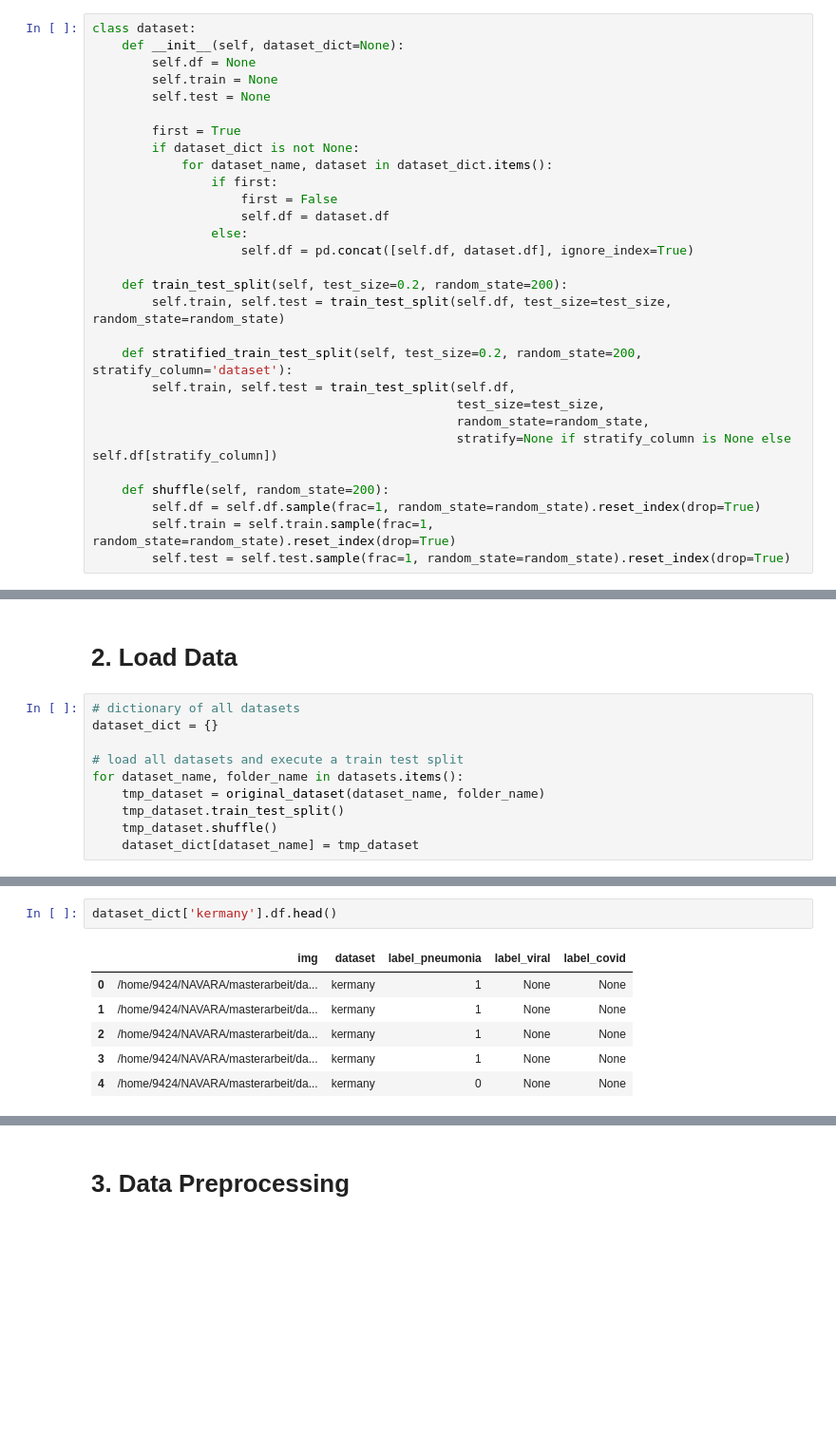
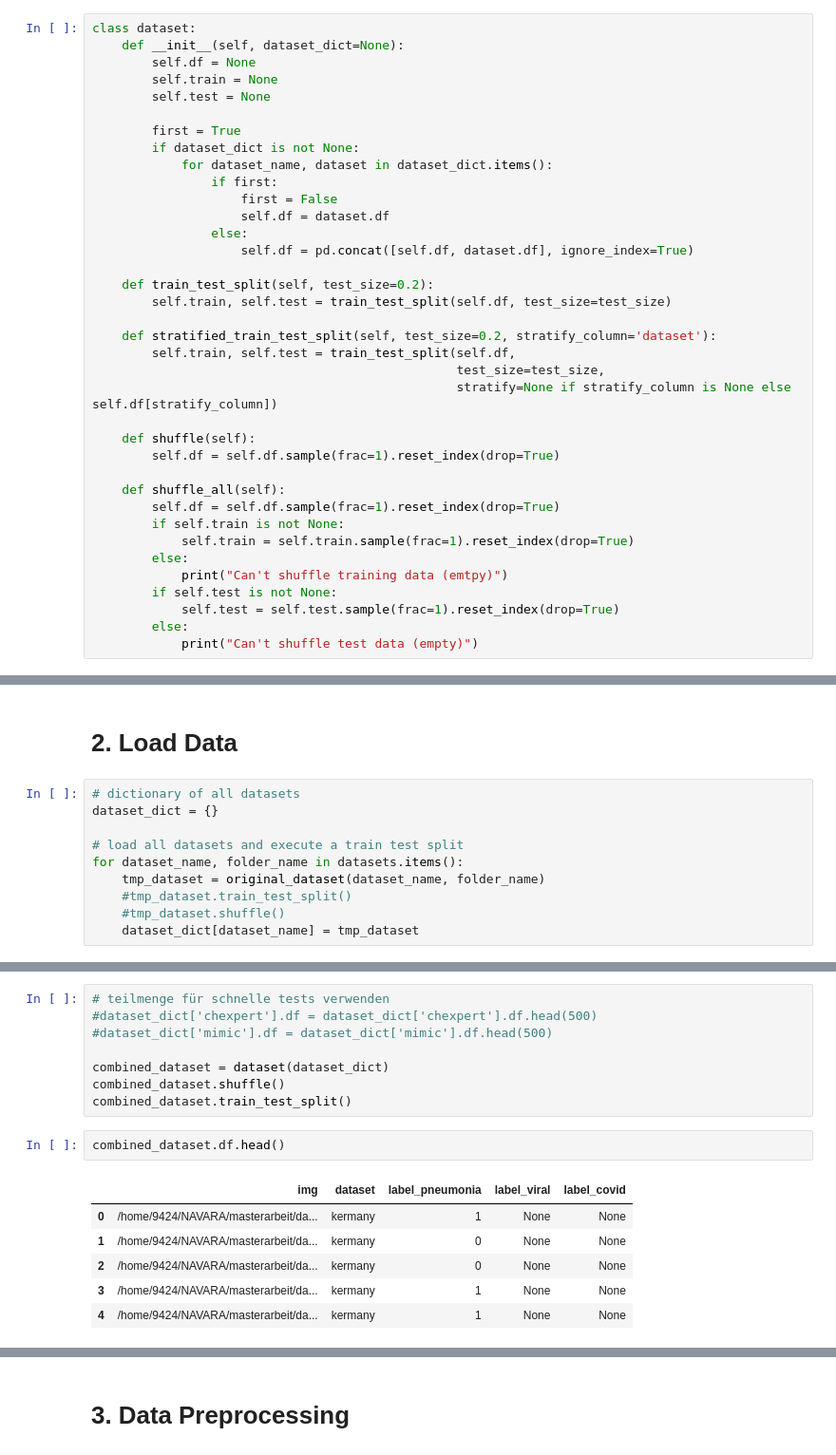
Before and after one commit to ai-explorers/chest_x_ray, a Jupyter notebook: merged_notebooks.ipynb, the cells around one changed output, grey strips where cells are left out. Shown: that part at 95% size. Cells and saved outputs as stored; diff of their text form; blank space fills up the shorter version.

```diff
--- a/merged_notebooks.ipynb
+++ b/merged_notebooks.ipynb
@@ -118,19 +120,27 @@ class dataset:
                 else:
                     self.df = pd.concat([self.df, dataset.df], ignore_index=True)
 
-    def train_test_split(self, test_size=0.2, random_state=200):
-        self.train, self.test = train_test_split(self.df, test_size=test_size, random_state=random_state)
+    def train_test_split(self, test_size=0.2):
+        self.train, self.test = train_test_split(self.df, test_size=test_size)
 
-    def stratified_train_test_split(self, test_size=0.2, random_state=200, stratify_column='dataset'):
+    def stratified_train_test_split(self, test_size=0.2, stratify_column='dataset'):
         self.train, self.test = train_test_split(self.df,
                                                  test_size=test_size,
-                                                 random_state=random_state,
                                                  stratify=None if stratify_column is None else self.df[stratify_column])
 
-    def shuffle(self, random_state=200):
-        self.df = self.df.sample(frac=1, random_state=random_state).reset_index(drop=True)
-        self.train = self.train.sample(frac=1, random_state=random_state).reset_index(drop=True)
-        self.test = self.test.sample(frac=1, random_state=random_state).reset_index(drop=True)
+    def shuffle(self):
+        self.df = self.df.sample(frac=1).reset_index(drop=True)
+
+    def shuffle_all(self):
+        self.df = self.df.sample(frac=1).reset_index(drop=True)
+        if self.train is not None:
+            self.train = self.train.sample(frac=1).reset_index(drop=True)
+        else:
+            print("Can't shuffle training data (emtpy)")
+        if self.test is not None:
+            self.test = self.test.sample(frac=1).reset_index(drop=True)
+        else:
+            print("Can't shuffle test data (empty)")
 # %% [markdown]
 ## Dataset child class
 A class that is used to retrieve data from the original datasets
@@ -168,7 +178,7 @@ dataset_dict = {}
 # load all datasets and execute a train test split
 for dataset_name, folder_name in datasets.items():
     tmp_dataset = original_dataset(dataset_name, folder_name)
-    tmp_dataset.train_test_split()
-    tmp_dataset.shuffle()
+    #tmp_dataset.train_test_split()
+    #tmp_dataset.shuffle()
     dataset_dict[dataset_name] = tmp_dataset
 # %% [output]
@@ -181,9 +191,17 @@ Successfully created openi dataset
+# %%
+# teilmenge für schnelle tests verwenden
+#dataset_dict['chexpert'].df = dataset_dict['chexpert'].df.head(500)
+#dataset_dict['mimic'].df = dataset_dict['mimic'].df.head(500)
+
+combined_dataset = dataset(dataset_dict)
+combined_dataset.shuffle()
+combined_dataset.train_test_split()
 # %%
-dataset_dict['kermany'].df.head()
+combined_dataset.df.head()
 # %% [output]
 |  | img | dataset | label_pneumonia | label_viral | label_covid |
 | 0 | /home/9424/NAVARA/masterarbeit/da... | kermany | 1 | None | None |
-| 1 | /home/9424/NAVARA/masterarbeit/da... | kermany | 1 | None | None |
-| 2 | /home/9424/NAVARA/masterarbeit/da... | kermany | 1 | None | None |
+| 1 | /home/9424/NAVARA/masterarbeit/da... | kermany | 0 | None | None |
+| 2 | /home/9424/NAVARA/masterarbeit/da... | kermany | 0 | None | None |
 | 3 | /home/9424/NAVARA/masterarbeit/da... | kermany | 1 | None | None |
-| 4 | /home/9424/NAVARA/masterarbeit/da... | kermany | 0 | None | None |
+| 4 | /home/9424/NAVARA/masterarbeit/da... | kermany | 1 | None | None |
```
Also changed, not shown: parts of 30 cells of this notebook.
